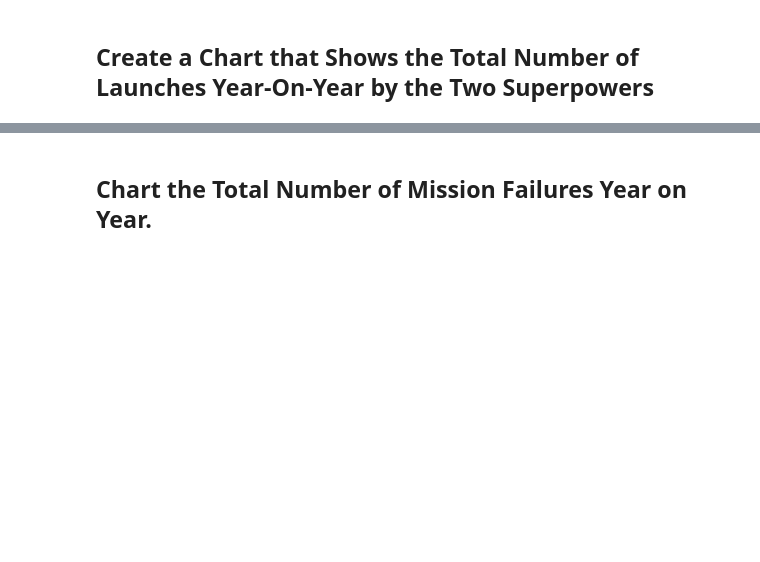
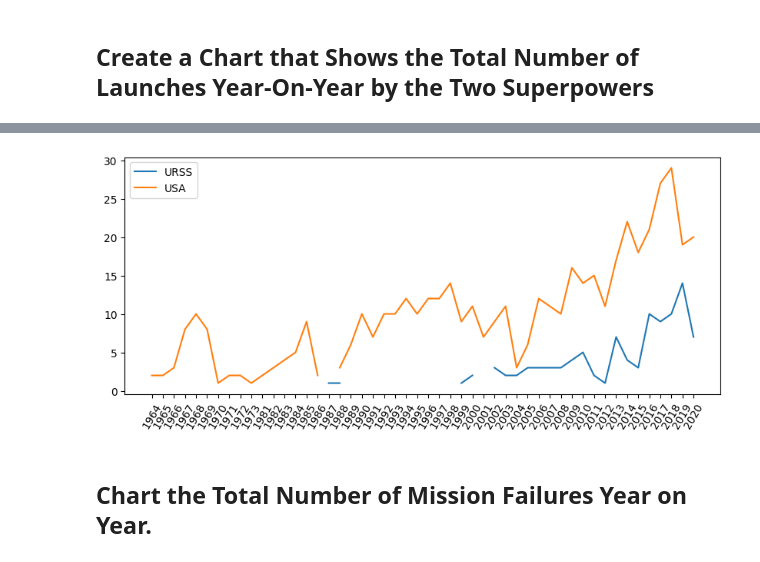
Before and after one commit to Bill-khk/Data-analysis, a Jupyter notebook: SpaceMissions/data/Space_Missions_Analysis.ipynb, the cells around one changed output, grey strips where cells are left out. Saved outputs shown, nothing was run; the diff lists cells and outputs as text; code cells hidden in the pictures; blank space fills up the shorter version.

```diff
--- a/SpaceMissions/data/Space_Missions_Analysis.ipynb
+++ b/SpaceMissions/data/Space_Missions_Analysis.ipynb
@@ -875,0 +937,4 @@ Hint: Remember to include former Soviet Republics like Kazakhstan when analysing
+# %%
+urss_usa = cold_war
+urss_usa['Country'] = urss_usa['Country'].replace('Russia', 'URSS')
+urss_usa['Country'] = urss_usa['Country'].replace('Kazakhstan', 'URSS')
@@ -875,0 +945,4 @@ Hint: Remember to include former Soviet Republics like Kazakhstan when analysing
+# %%
+urss_usa_c = urss_usa.groupby(['Country','Year']).size().reset_index()
+urss_usa_c.rename(columns={urss_usa_c.columns[2]:'Count'}, inplace=True)
+urss_usa_c.head(3)
@@ -875,0 +954,3 @@ Hint: Remember to include former Soviet Republics like Kazakhstan when analysing
+# %%
+pv_urss_usa = urss_usa_c.pivot(index='Year', columns='Country', values='Count')
+pv_urss_usa.head(3)
@@ -876,3 +963,14 @@ Hint: Remember to include former Soviet Republics like Kazakhstan when analysing
+# %%
+plt.figure(figsize=(10,4))
+plt.xticks(rotation=60)
+
+for country in pv_urss_usa.columns:
+    plt.plot(pv_urss_usa.index, pv_urss_usa[country], label=country)
+
+plt.legend()
+plt.show()
+# %% [output]
+[figure, added]
 # %% [markdown]
 ## Chart the Total Number of Mission Failures Year on Year.
 # %% [markdown]
```
Also changed, not shown: parts of 21 cells of this notebook.
